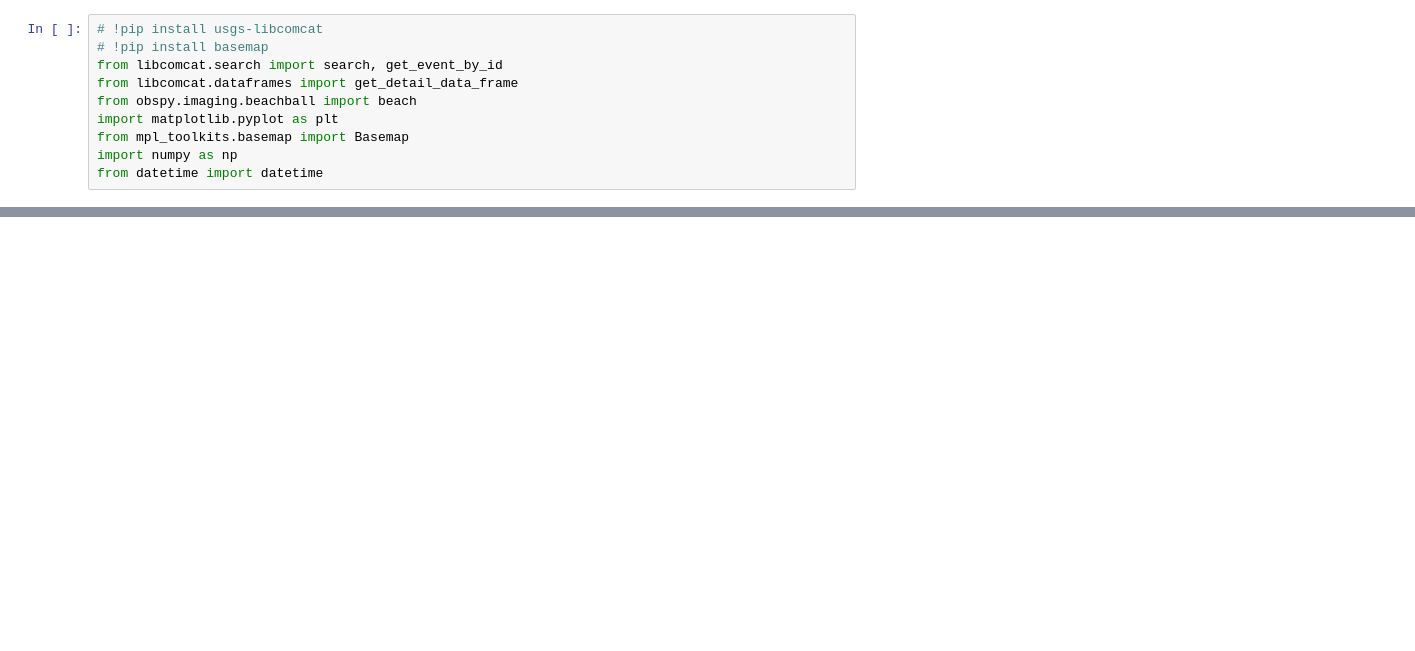
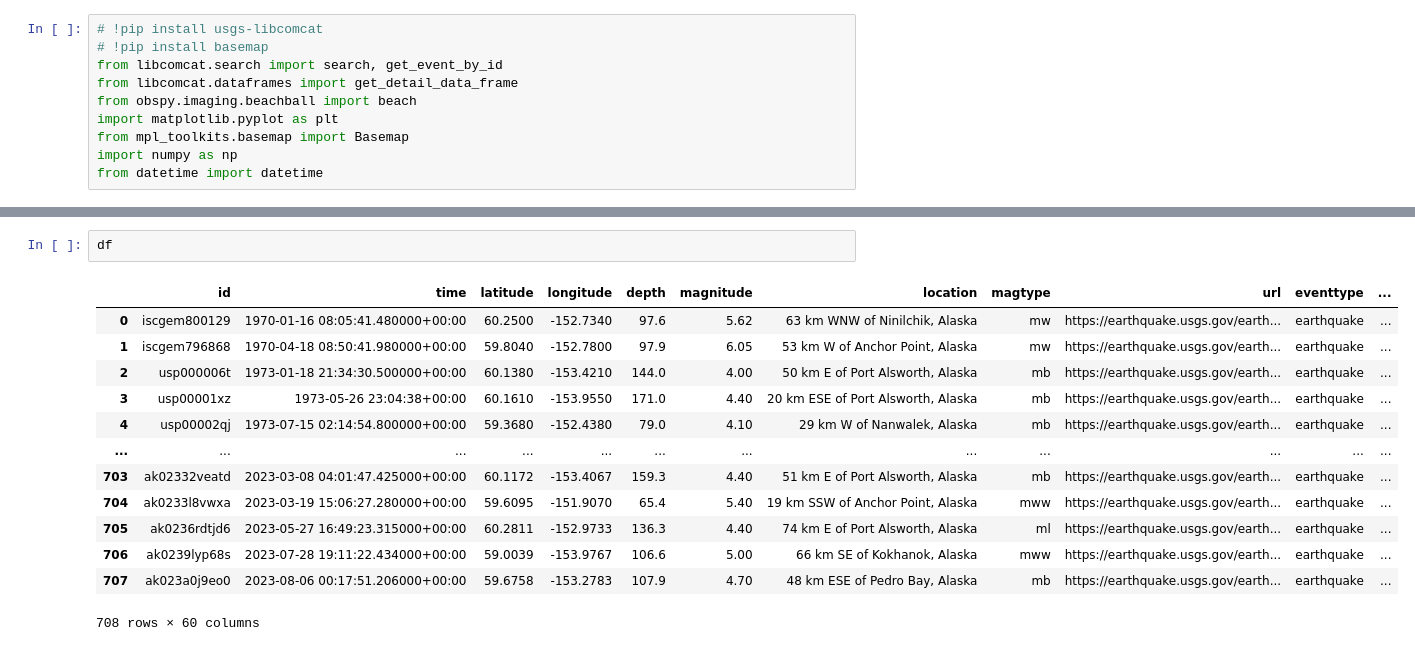
Before and after one commit to bradlipovsky/das-stf, a Jupyter notebook: regional-moment-tensors.ipynb, the cells around one changed output, grey strips where cells are left out. Saved outputs shown, nothing was run; the diff lists cells and outputs as text; blank space fills up the shorter version.

```diff
--- a/regional-moment-tensors.ipynb
+++ b/regional-moment-tensors.ipynb
@@ -31,3 +49,19 @@ df = get_detail_data_frame(events)
+# %%
+df
+# %% [output]
+|  | id | time | latitude | longitude | depth | magnitude | location | magtype | url | eventtype | ... |
+| 0 | iscgem800129 | 1970-01-16 08:05:41.480000+00:00 | 60.2500 | -152.7340 | 97.6 | 5.62 | 63 km WNW of Ninilchik, Alaska | mw | https://earthquake.usgs.gov/earth... | earthquake | ... |
+| 1 | iscgem796868 | 1970-04-18 08:50:41.980000+00:00 | 59.8040 | -152.7800 | 97.9 | 6.05 | 53 km W of Anchor Point, Alaska | mw | https://earthquake.usgs.gov/earth... | earthquake | ... |
+| 2 | usp000006t | 1973-01-18 21:34:30.500000+00:00 | 60.1380 | -153.4210 | 144.0 | 4.00 | 50 km E of Port Alsworth, Alaska | mb | https://earthquake.usgs.gov/earth... | earthquake | ... |
+| 3 | usp00001xz | 1973-05-26 23:04:38+00:00 | 60.1610 | -153.9550 | 171.0 | 4.40 | 20 km ESE of Port Alsworth, Alaska | mb | https://earthquake.usgs.gov/earth... | earthquake | ... |
+| 4 | usp00002qj | 1973-07-15 02:14:54.800000+00:00 | 59.3680 | -152.4380 | 79.0 | 4.10 | 29 km W of Nanwalek, Alaska | mb | https://earthquake.usgs.gov/earth... | earthquake | ... |
+| ... | ... | ... | ... | ... | ... | ... | ... | ... | ... | ... | ... |
+| 703 | ak02332veatd | 2023-03-08 04:01:47.425000+00:00 | 60.1172 | -153.4067 | 159.3 | 4.40 | 51 km E of Port Alsworth, Alaska | mb | https://earthquake.usgs.gov/earth... | earthquake | ... |
+| 704 | ak0233l8vwxa | 2023-03-19 15:06:27.280000+00:00 | 59.6095 | -151.9070 | 65.4 | 5.40 | 19 km SSW of Anchor Point, Alaska | mww | https://earthquake.usgs.gov/earth... | earthquake | ... |
+| 705 | ak0236rdtjd6 | 2023-05-27 16:49:23.315000+00:00 | 60.2811 | -152.9733 | 136.3 | 4.40 | 74 km E of Port Alsworth, Alaska | ml | https://earthquake.usgs.gov/earth... | earthquake | ... |
+| 706 | ak0239lyp68s | 2023-07-28 19:11:22.434000+00:00 | 59.0039 | -153.9767 | 106.6 | 5.00 | 66 km SE of Kokhanok, Alaska | mww | https://earthquake.usgs.gov/earth... | earthquake | ... |
+| 707 | ak023a0j9eo0 | 2023-08-06 00:17:51.206000+00:00 | 59.6758 | -153.2783 | 107.9 | 4.70 | 48 km ESE of Pedro Bay, Alaska | mb | https://earthquake.usgs.gov/earth... | earthquake | ... |
+708 rows × 60 columns
 # %%
 # ---- 3. Set up map ----
 fig,ax = plt.subplots(figsize=(10, 8))
```
Also changed, not shown: parts of 2 cells of this notebook.
